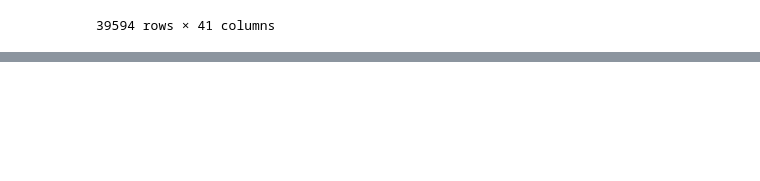
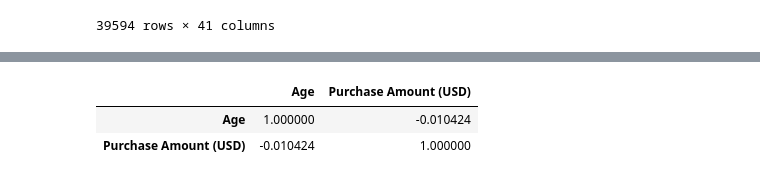
Before and after one commit to tikaaltiorasitanggang/certan, a Jupyter notebook: Week 2/tugas_42324025_TikaAltioraSitanggang_W02S02.ipynb, the cells around one changed output, grey strips where cells are left out. Cells and saved outputs as stored; diff of their text form; code cells hidden in the pictures; blank space fills up the shorter version.

```diff
--- a/Week 2/tugas_42324025_TikaAltioraSitanggang_W02S02.ipynb
+++ b/Week 2/tugas_42324025_TikaAltioraSitanggang_W02S02.ipynb
@@ -20,0 +99,8 @@ df
+# %%
+df_customer[
+    ['Age', 'Purchase Amount (USD)']
+].corr()
+# %% [output]
+|  | Age | Purchase Amount (USD) |
+| Age | 1.000000 | -0.010424 |
+| Purchase Amount (USD) | -0.010424 | 1.000000 |
```
Also changed, not shown: parts of 8 cells of this notebook.
